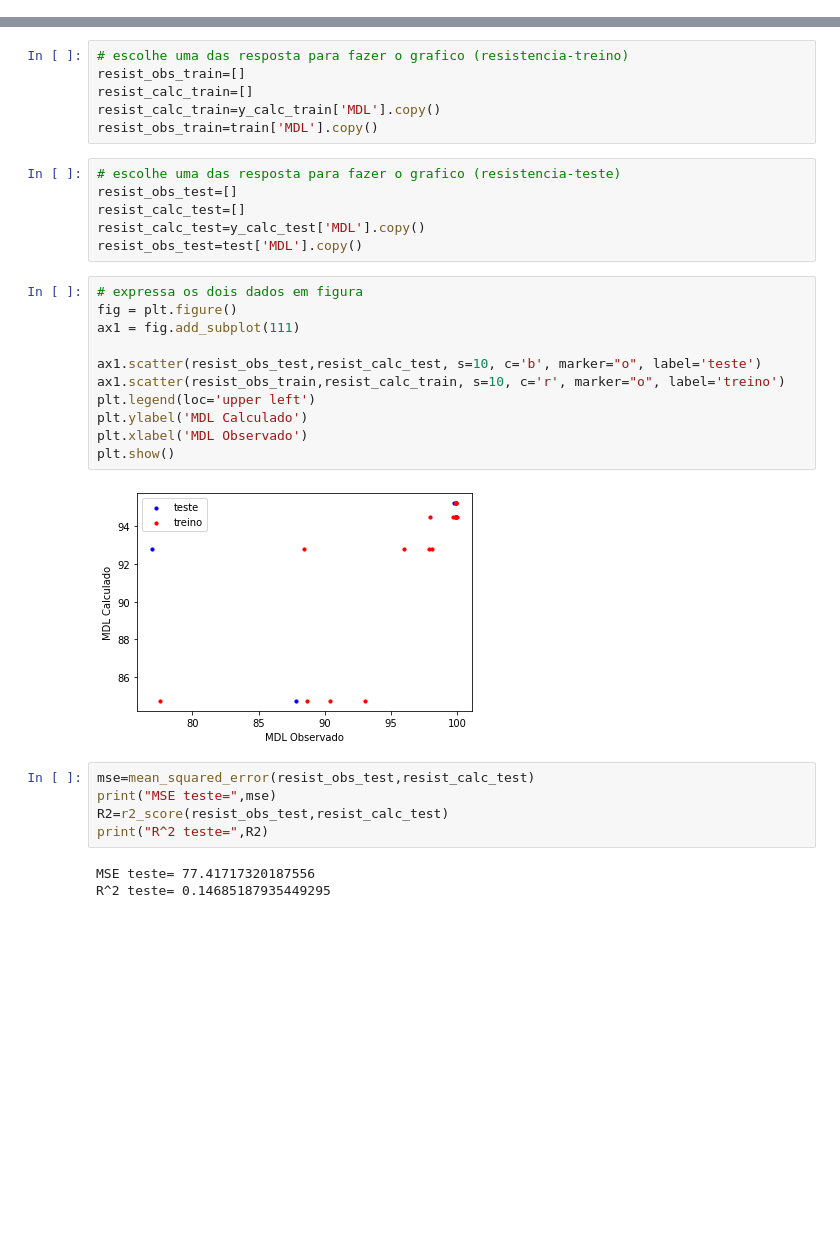
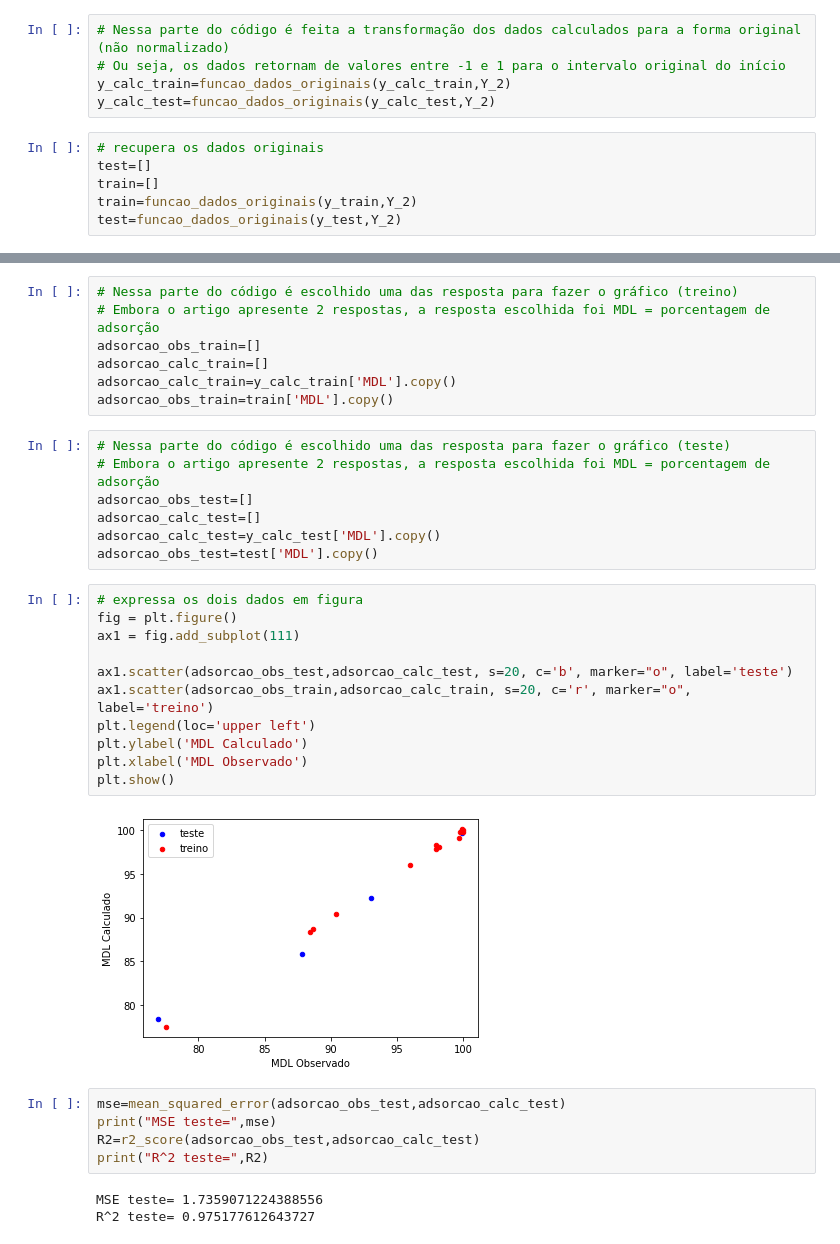
Before and after one commit to Fernanda101704/Basededados, a Jupyter notebook: Projeto_1_RN.ipynb, the cells around one changed output, grey strips where cells are left out. Saved outputs shown, nothing was run; the diff lists cells and outputs as text; blank space fills up the shorter version.

```diff
--- a/Projeto_1_RN.ipynb
+++ b/Projeto_1_RN.ipynb
@@ -170,3 +225,14 @@ See the caveats in the documentation: https://pandas.pydata.org/pandas-docs/stab
+# %%
+# Nessa parte do código é feita a transformação dos dados calculados para a forma original (não normalizado)
+# Ou seja, os dados retornam de valores entre -1 e 1 para o intervalo original do início
+y_calc_train=funcao_dados_originais(y_calc_train,Y_2)
+y_calc_test=funcao_dados_originais(y_calc_test,Y_2)
+# %%
+# recupera os dados originais
+test=[]
+train=[]
+train=funcao_dados_originais(y_train,Y_2)
+test=funcao_dados_originais(y_test,Y_2)
 # %%
 train
 # %% [output]
@@ -190,34 +256,36 @@ train
 # %%
-# escolhe uma das resposta para fazer o grafico (resistencia-treino)
-resist_obs_train=[]
-resist_calc_train=[]
-resist_calc_train=y_calc_train['MDL'].copy()
-resist_obs_train=train['MDL'].copy()
+# Nessa parte do código é escolhido uma das resposta para fazer o gráfico (treino)
+# Embora o artigo apresente 2 respostas, a resposta escolhida foi MDL = porcentagem de adsorção
+adsorcao_obs_train=[]
+adsorcao_calc_train=[]
+adsorcao_calc_train=y_calc_train['MDL'].copy()
+adsorcao_obs_train=train['MDL'].copy()
 # %%
-# escolhe uma das resposta para fazer o grafico (resistencia-teste)
-resist_obs_test=[]
-resist_calc_test=[]
-resist_calc_test=y_calc_test['MDL'].copy()
-resist_obs_test=test['MDL'].copy()
+# Nessa parte do código é escolhido uma das resposta para fazer o gráfico (teste)
+# Embora o artigo apresente 2 respostas, a resposta escolhida foi MDL = porcentagem de adsorção
+adsorcao_obs_test=[]
+adsorcao_calc_test=[]
+adsorcao_calc_test=y_calc_test['MDL'].copy()
+adsorcao_obs_test=test['MDL'].copy()
 # %%
 # expressa os dois dados em figura
 fig = plt.figure()
 ax1 = fig.add_subplot(111)
 
-ax1.scatter(resist_obs_test,resist_calc_test, s=10, c='b', marker="o", label='teste')
-ax1.scatter(resist_obs_train,resist_calc_train, s=10, c='r', marker="o", label='treino')
+ax1.scatter(adsorcao_obs_test,adsorcao_calc_test, s=20, c='b', marker="o", label='teste')
+ax1.scatter(adsorcao_obs_train,adsorcao_calc_train, s=20, c='r', marker="o", label='treino')
 plt.legend(loc='upper left')
 plt.ylabel('MDL Calculado')
 plt.xlabel('MDL Observado')
 plt.show()
 # %% [output]
-[figure, old version]
+[figure, new version]
 # %%
-mse=mean_squared_error(resist_obs_test,resist_calc_test)
+mse=mean_squared_error(adsorcao_obs_test,adsorcao_calc_test)
 print("MSE teste=",mse)
-R2=r2_score(resist_obs_test,resist_calc_test)
+R2=r2_score(adsorcao_obs_test,adsorcao_calc_test)
 print("R^2 teste=",R2)
 # %% [output]
-MSE teste= 77.41717320187556
-R^2 teste= 0.14685187935449295
+MSE teste= 1.7359071224388556
+R^2 teste= 0.975177612643727
 # %%
```
Also changed, not shown: parts of 42 cells of this notebook.
